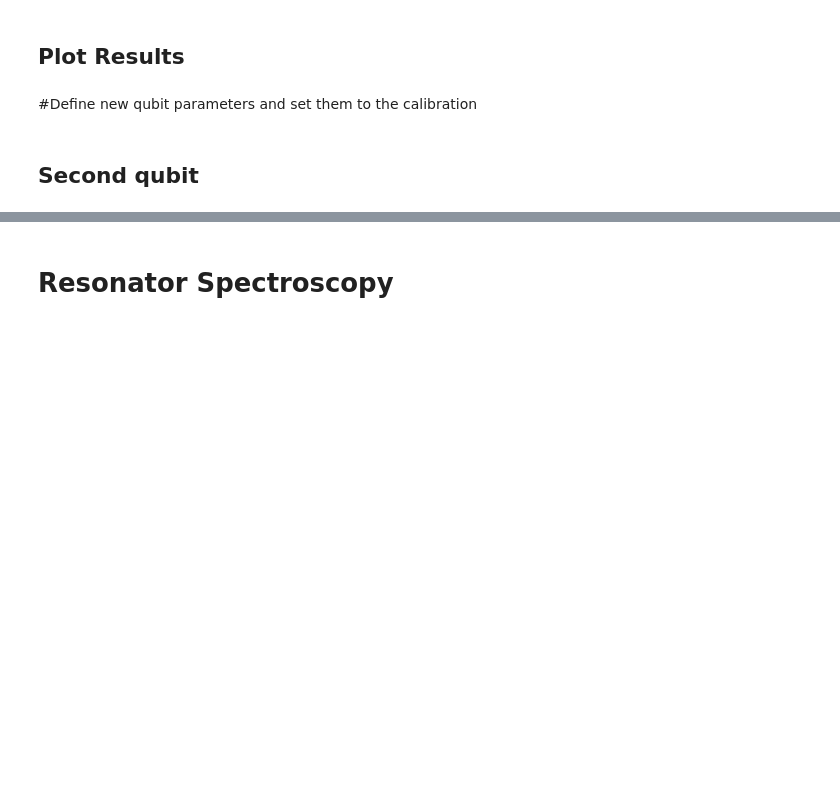
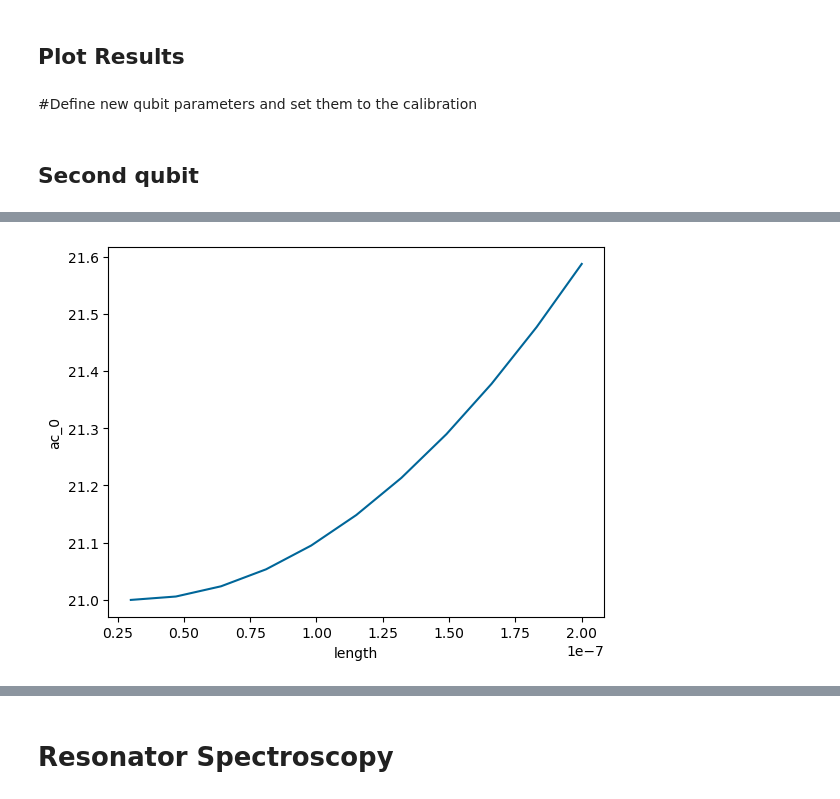
Before and after one commit to SamuelMMT/laboneq, a Jupyter notebook: LabPC_Software/1_Rabi_Oscillation_Fraunhofer.ipynb, the cells around one changed output, grey strips where cells are left out. Cells and saved outputs as stored; diff of their text form; code cells hidden in the pictures; blank space fills up the shorter version.

```diff
--- a/LabPC_Software/1_Rabi_Oscillation_Fraunhofer.ipynb
+++ b/LabPC_Software/1_Rabi_Oscillation_Fraunhofer.ipynb
@@ -568,0 +899,5 @@ KeyboardInterrupt:
+# %%
+# plot measurement results
+plot_result_2d(my_results, "ac_0")
+# %% [output]
+[figure, added]
```
Also changed, not shown: parts of 44 cells of this notebook, 8 other files.
